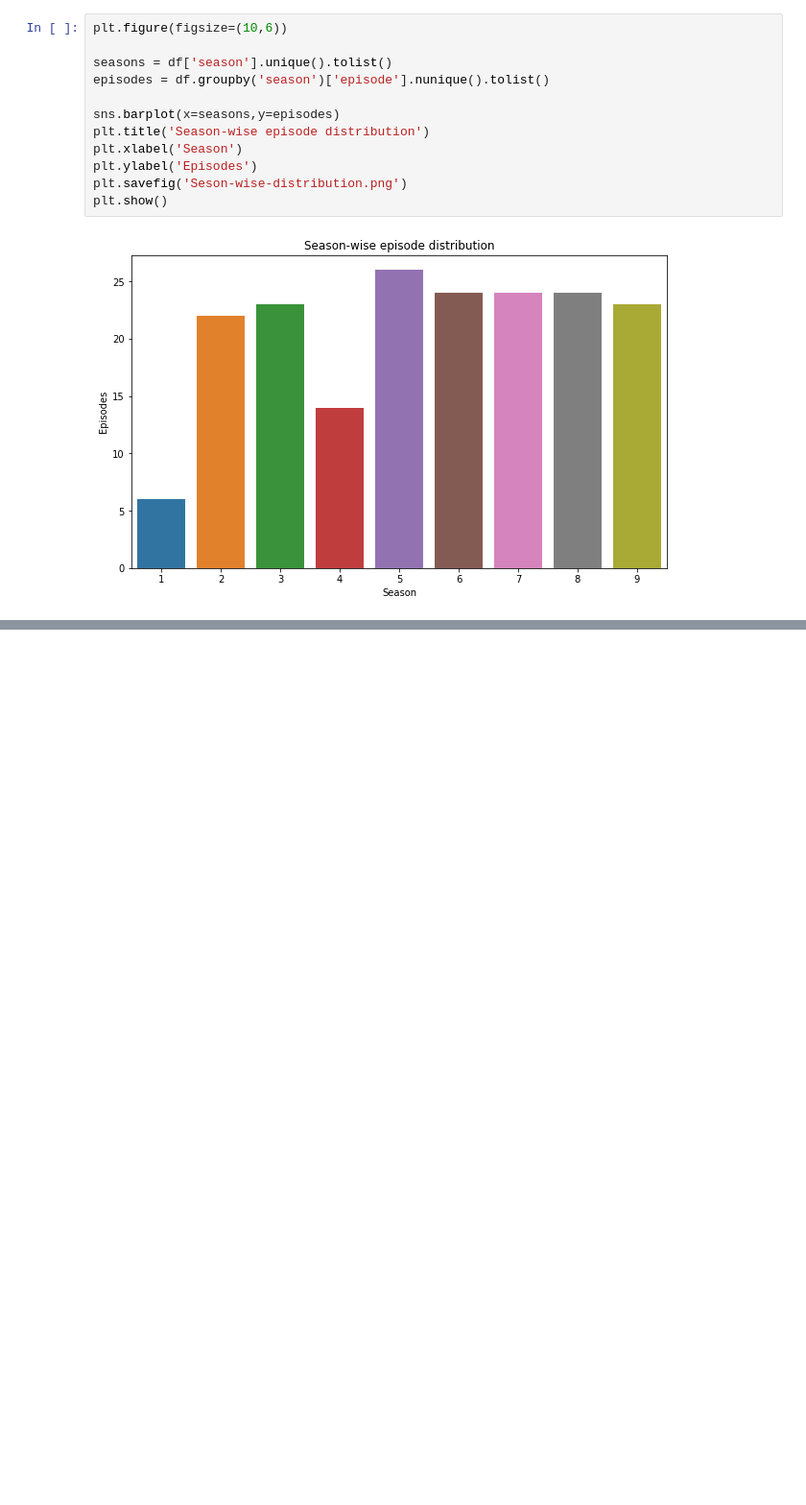
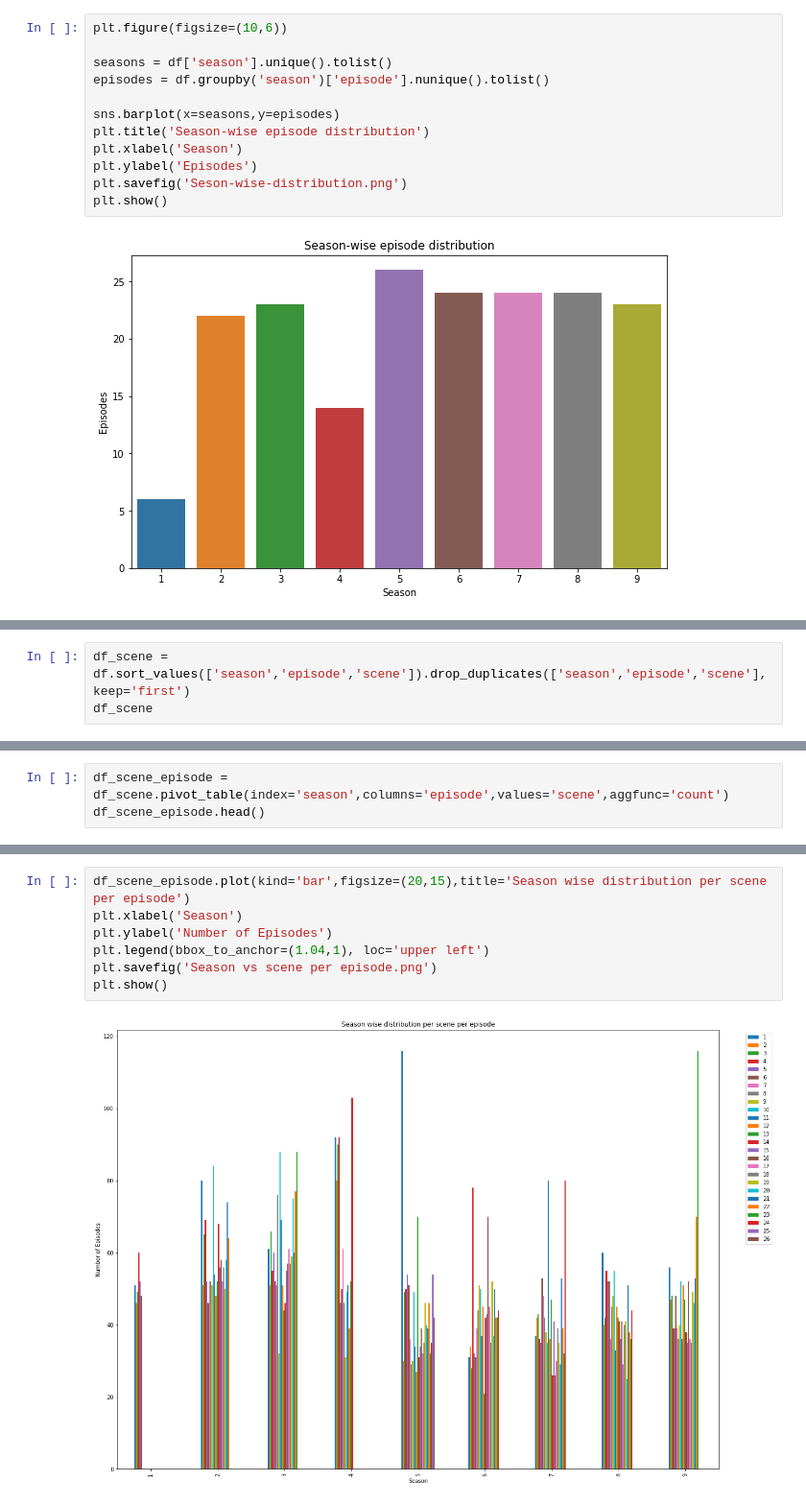
Before and after one commit to rameez471/The-Office-Dataset, a Jupyter notebook: EDA.ipynb, the cells around one changed output, grey strips where cells are left out. Shown at 96% size. Saved outputs shown, nothing was run; the diff lists cells and outputs as text; blank space fills up the shorter version.

```diff
--- a/EDA.ipynb
+++ b/EDA.ipynb
@@ -186,0 +189,3 @@ plt.show()
+# %%
+df_scene = df.sort_values(['season','episode','scene']).drop_duplicates(['season','episode','scene'],keep='first')
+df_scene
@@ -186,0 +242,3 @@ plt.show()
+# %%
+df_scene_episode = df_scene.pivot_table(index='season',columns='episode',values='scene',aggfunc='count')
+df_scene_episode.head()
@@ -186,0 +254,9 @@ plt.show()
+# %%
+df_scene_episode.plot(kind='bar',figsize=(20,15),title='Season wise distribution per scene per episode')
+plt.xlabel('Season')
+plt.ylabel('Number of Episodes')
+plt.legend(bbox_to_anchor=(1.04,1), loc='upper left')
+plt.savefig('Season vs scene per episode.png')
+plt.show()
+# %% [output]
+[figure, added]
```
Also changed, not shown: parts of 9 cells of this notebook, 2 other files.
